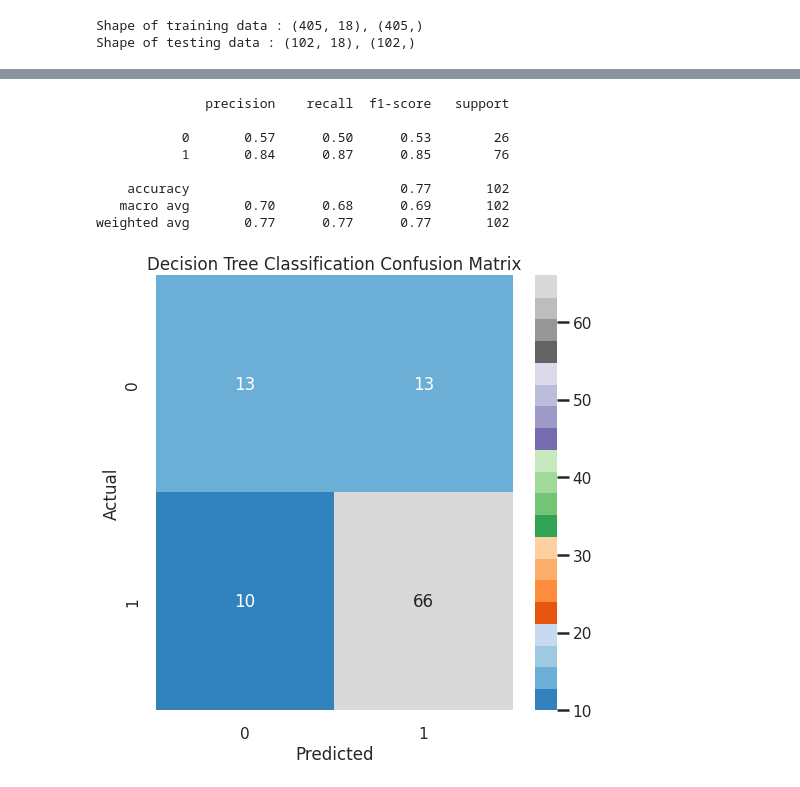
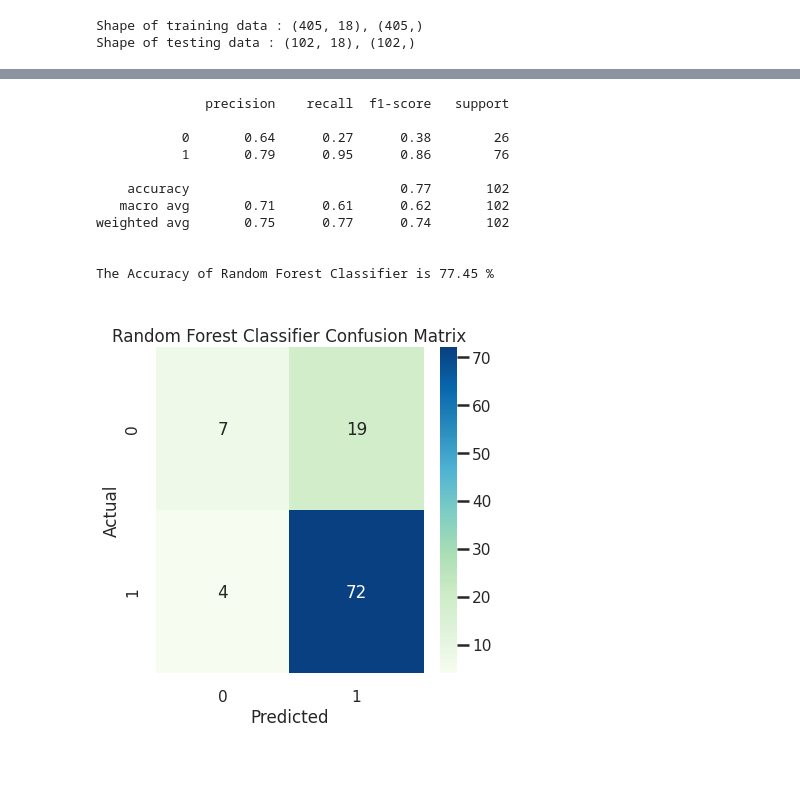
Before and after one commit to tanzina-islam/Lung_Cancer_Prediction_Using_ML, a Jupyter notebook: Lung_Cancer_Prediction.ipynb, the cells around one changed output, grey strips where cells are left out. Drawn from its saved outputs; the diff is of its cells as text; code cells hidden in the pictures; blank space fills up the shorter version.

```diff
--- a/Lung_Cancer_Prediction.ipynb
+++ b/Lung_Cancer_Prediction.ipynb
@@ -273,24 +327,29 @@ The Accuracy of Decision Tree Classification is 77.45 %
 # %%
-from sklearn.tree import DecisionTreeClassifier
+from sklearn.ensemble import RandomForestClassifier
 
-dtcla = DecisionTreeClassifier(random_state=9)
-dtcla.fit(x_train, y_train)
-dtcla_pred = dtcla.predict(x_test)
-dtcla_cm = confusion_matrix(y_test, dtcla_pred)
-confusion_dtcla=confusion_matrix(y_test,dtcla.predict(x_test))
-plt.figure(figsize=(8,8))
-sns.heatmap(confusion_dtcla,annot=True,cmap="tab20c")
-plt.title('Decision Tree Classification Confusion Matrix')
+rgf= RandomForestClassifier(n_estimators=100,random_state=9,n_jobs=-1)
+rfg.fit(x_train, y_train)
+rfg_pred = rfg.predict(x_test)
+confusion_rfg=confusion_matrix(y_test,rfg.predict(x_test))
+rfg_acc = round(accuracy_score(y_test, rfg_pred)*100, ndigits = 2)
+plt.figure(figsize=(6,6))
+sns.heatmap(confusion_rfg, annot=True,cmap="GnBu")
+plt.title('\nRandom Forest Classifier Confusion Matrix')
 plt.xlabel("Predicted")
 plt.ylabel("Actual")
-print(classification_report(y_test,dtcla_pred))
+print(classification_report(y_test,rfg_pred))
+print(f"\nThe Accuracy of Random Forest Classifier is {rfg_acc} %")
+plt.show()
 # %% [output]
               precision    recall  f1-score   support
 
-           0       0.57      0.50      0.53        26
-           1       0.84      0.87      0.85        76
+           0       0.64      0.27      0.38        26
+           1       0.79      0.95      0.86        76
 
     accuracy                           0.77       102
-   macro avg       0.70      0.68      0.69       102
-weighted avg       0.77      0.77      0.77       102
+   macro avg       0.71      0.61      0.62       102
+weighted avg       0.75      0.77      0.74       102
+
+
+The Accuracy of Random Forest Classifier is 77.45 %
-[figure, old version]
+[figure, new version]
```
Also changed, not shown: parts of 14 cells of this notebook.
